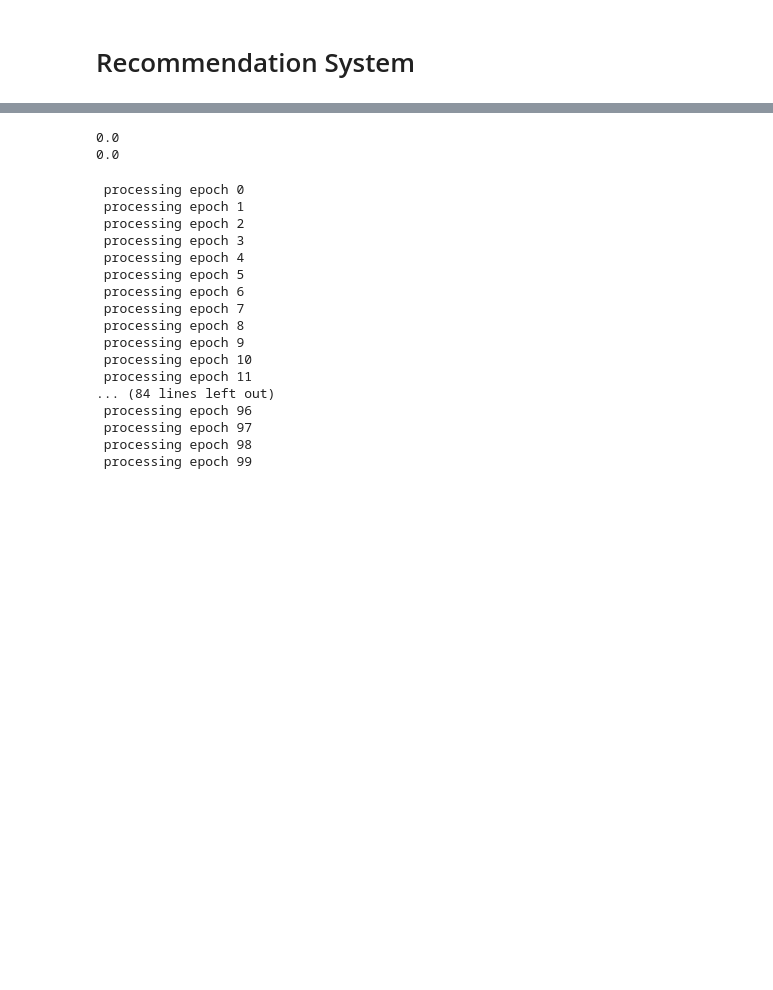
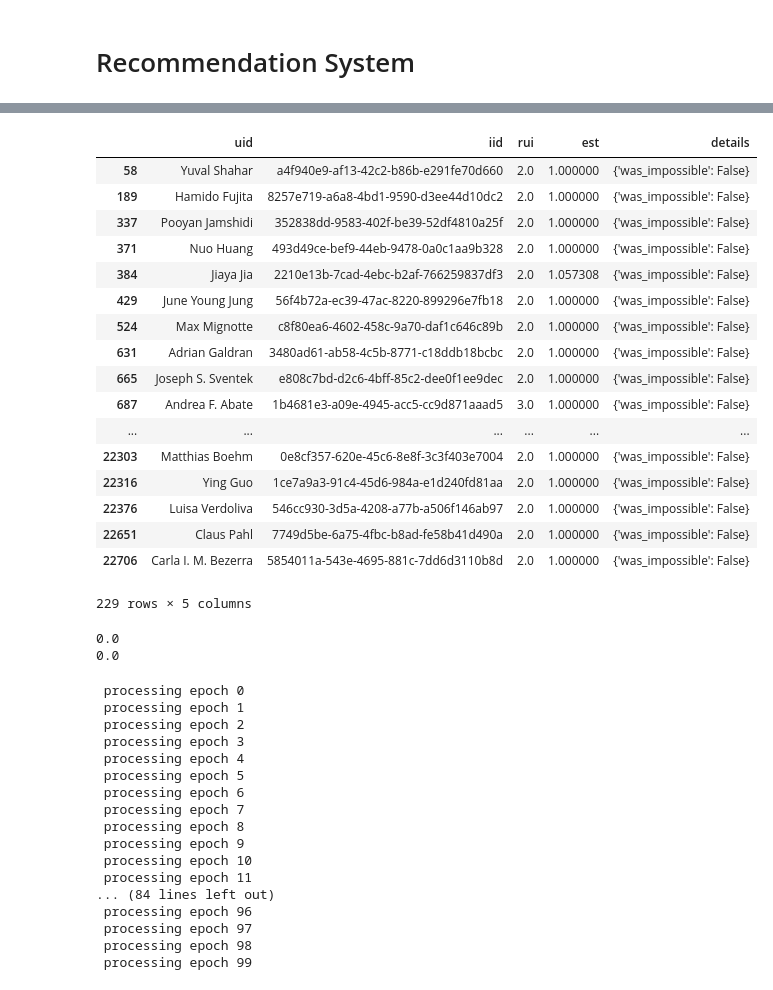
Before and after one commit to jpatrickpark/1003-project, a Jupyter notebook: notebooks/recommendationaccuracy.ipynb, the cells around one changed output, grey strips where cells are left out. Cells and saved outputs as stored; diff of their text form; code cells hidden in the pictures; blank space fills up the shorter version.

```diff
--- a/notebooks/recommendationaccuracy.ipynb
+++ b/notebooks/recommendationaccuracy.ipynb
@@ -188,0 +96,14 @@ d3373151-9e22-4baa-9fec-052d7cadaf6c ['939e176e-4d1b-4982-adc5-b93f7616b7e6', '5
+# %%
+"""
+Un-Normalized Case.
+"""
+
+random_dict = preprocess.create_random_subset_user_paper_data(debug=True)
+rating_scale = (1,11)
+data = preprocess.create_surprise_user_paper_data(random_dict,rating_scale)
+
+trainset, testset = train_test_split(data, test_size=.25)
+algo = SVD(biased=False, n_epochs = 100)
+algo.fit(trainset)
+predictions = algo.test(testset)
+df = pd.DataFrame(predictions, columns=['uid', 'iid', 'rui', 'est', 'details'])
@@ -189 +113,27 @@ d3373151-9e22-4baa-9fec-052d7cadaf6c ['939e176e-4d1b-4982-adc5-b93f7616b7e6', '5
+# %%
+# df[df.details == {'was_impossible': False} and df.rui != 1]
+mask1 = df.details == {'was_impossible': False}
+mask2 = df.rui != 1
+mask = mask1 & mask2
+
+df[mask]
+# %% [output]
+|  | uid | iid | rui | est | details |
+| 58 | Yuval Shahar | a4f940e9-af13-42c2-b86b-e291fe70d660 | 2.0 | 1.000000 | {'was_impossible': False} |
+| 189 | Hamido Fujita | 8257e719-a6a8-4bd1-9590-d3ee44d10dc2 | 2.0 | 1.000000 | {'was_impossible': False} |
+| 337 | Pooyan Jamshidi | 352838dd-9583-402f-be39-52df4810a25f | 2.0 | 1.000000 | {'was_impossible': False} |
+| 371 | Nuo Huang | 493d49ce-bef9-44eb-9478-0a0c1aa9b328 | 2.0 | 1.000000 | {'was_impossible': False} |
+| 384 | Jiaya Jia | 2210e13b-7cad-4ebc-b2af-766259837df3 | 2.0 | 1.057308 | {'was_impossible': False} |
+| 429 | June Young Jung | 56f4b72a-ec39-47ac-8220-899296e7fb18 | 2.0 | 1.000000 | {'was_impossible': False} |
+| 524 | Max Mignotte | c8f80ea6-4602-458c-9a70-daf1c646c89b | 2.0 | 1.000000 | {'was_impossible': False} |
+| 631 | Adrian Galdran | 3480ad61-ab58-4c5b-8771-c18ddb18bcbc | 2.0 | 1.000000 | {'was_impossible': False} |
+| 665 | Joseph S. Sventek | e808c7bd-d2c6-4bff-85c2-dee0f1ee9dec | 2.0 | 1.000000 | {'was_impossible': False} |
+| 687 | Andrea F. Abate | 1b4681e3-a09e-4945-acc5-cc9d871aaad5 | 3.0 | 1.000000 | {'was_impossible': False} |
+| ... | ... | ... | ... | ... | ... |
+| 22303 | Matthias Boehm | 0e8cf357-620e-45c6-8e8f-3c3f403e7004 | 2.0 | 1.000000 | {'was_impossible': False} |
+| 22316 | Ying Guo | 1ce7a9a3-91c4-45d6-984a-e1d240fd81aa | 2.0 | 1.000000 | {'was_impossible': False} |
+| 22376 | Luisa Verdoliva | 546cc930-3d5a-4208-a77b-a506f146ab97 | 2.0 | 1.000000 | {'was_impossible': False} |
+| 22651 | Claus Pahl | 7749d5be-6a75-4fbc-b8ad-fe58b41d490a | 2.0 | 1.000000 | {'was_impossible': False} |
+| 22706 | Carla I. M. Bezerra | 5854011a-543e-4695-881c-7dd6d3110b8d | 2.0 | 1.000000 | {'was_impossible': False} |
+229 rows × 5 columns
 # %%
```
Also changed, not shown: parts of 6 cells of this notebook, 1 other file.
